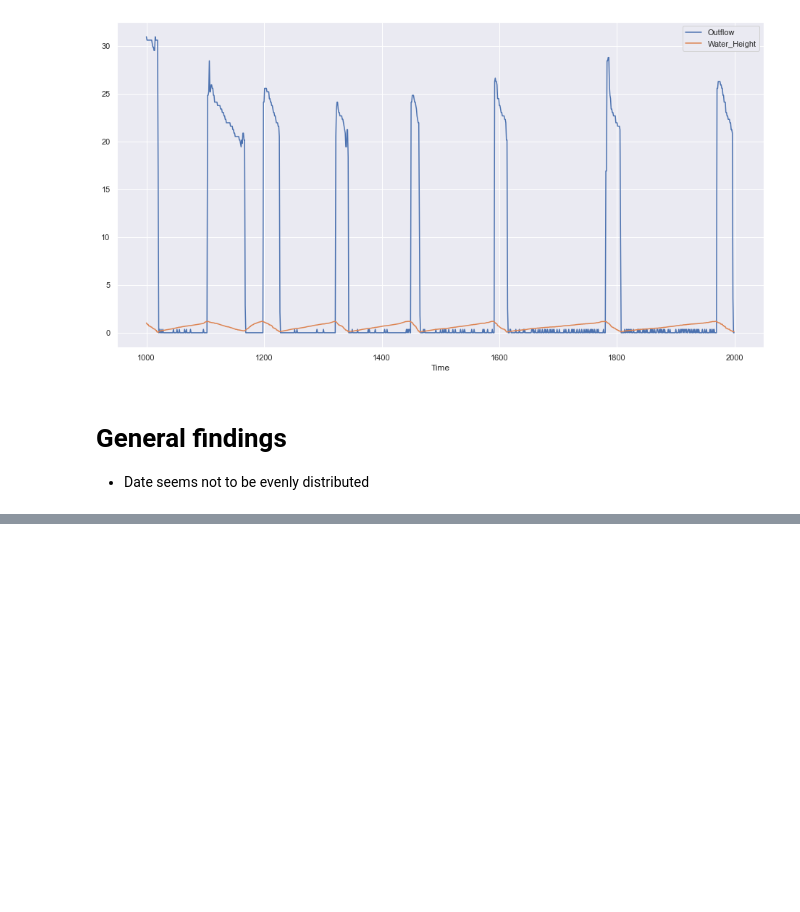
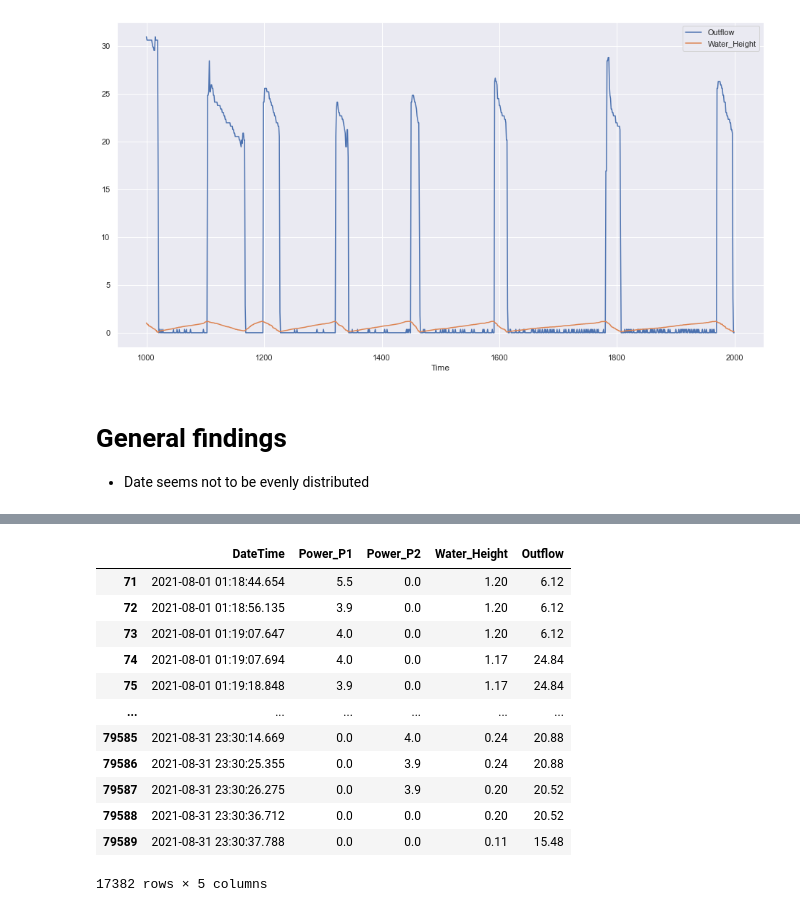
Before and after one commit to wybrenoppedijk/Master-Thesis, a Jupyter notebook: data_analysis/Inspection PS_234.ipynb, the cells around one changed output, grey strips where cells are left out. Cells and saved outputs as stored; diff of their text form; code cells hidden in the pictures; blank space fills up the shorter version.

```diff
--- a/data_analysis/Inspection PS_234.ipynb
+++ b/data_analysis/Inspection PS_234.ipynb
@@ -84,0 +95,16 @@ profile.to_notebook_iframe()
+# %%
+pump[(pump.Outflow > 0.5) & (pump.Outflow < 100)]
+# %% [output]
+|  | DateTime | Power_P1 | Power_P2 | Water_Height | Outflow |
+| 71 | 2021-08-01 01:18:44.654 | 5.5 | 0.0 | 1.20 | 6.12 |
+| 72 | 2021-08-01 01:18:56.135 | 3.9 | 0.0 | 1.20 | 6.12 |
+| 73 | 2021-08-01 01:19:07.647 | 4.0 | 0.0 | 1.20 | 6.12 |
+| 74 | 2021-08-01 01:19:07.694 | 4.0 | 0.0 | 1.17 | 24.84 |
+| 75 | 2021-08-01 01:19:18.848 | 3.9 | 0.0 | 1.17 | 24.84 |
+| ... | ... | ... | ... | ... | ... |
+| 79585 | 2021-08-31 23:30:14.669 | 0.0 | 4.0 | 0.24 | 20.88 |
+| 79586 | 2021-08-31 23:30:25.355 | 0.0 | 3.9 | 0.24 | 20.88 |
+| 79587 | 2021-08-31 23:30:26.275 | 0.0 | 3.9 | 0.20 | 20.52 |
+| 79588 | 2021-08-31 23:30:36.712 | 0.0 | 0.0 | 0.20 | 20.52 |
+| 79589 | 2021-08-31 23:30:37.788 | 0.0 | 0.0 | 0.11 | 15.48 |
+17382 rows × 5 columns
```
Also changed, not shown: parts of 2 cells of this notebook, 7 other files.
